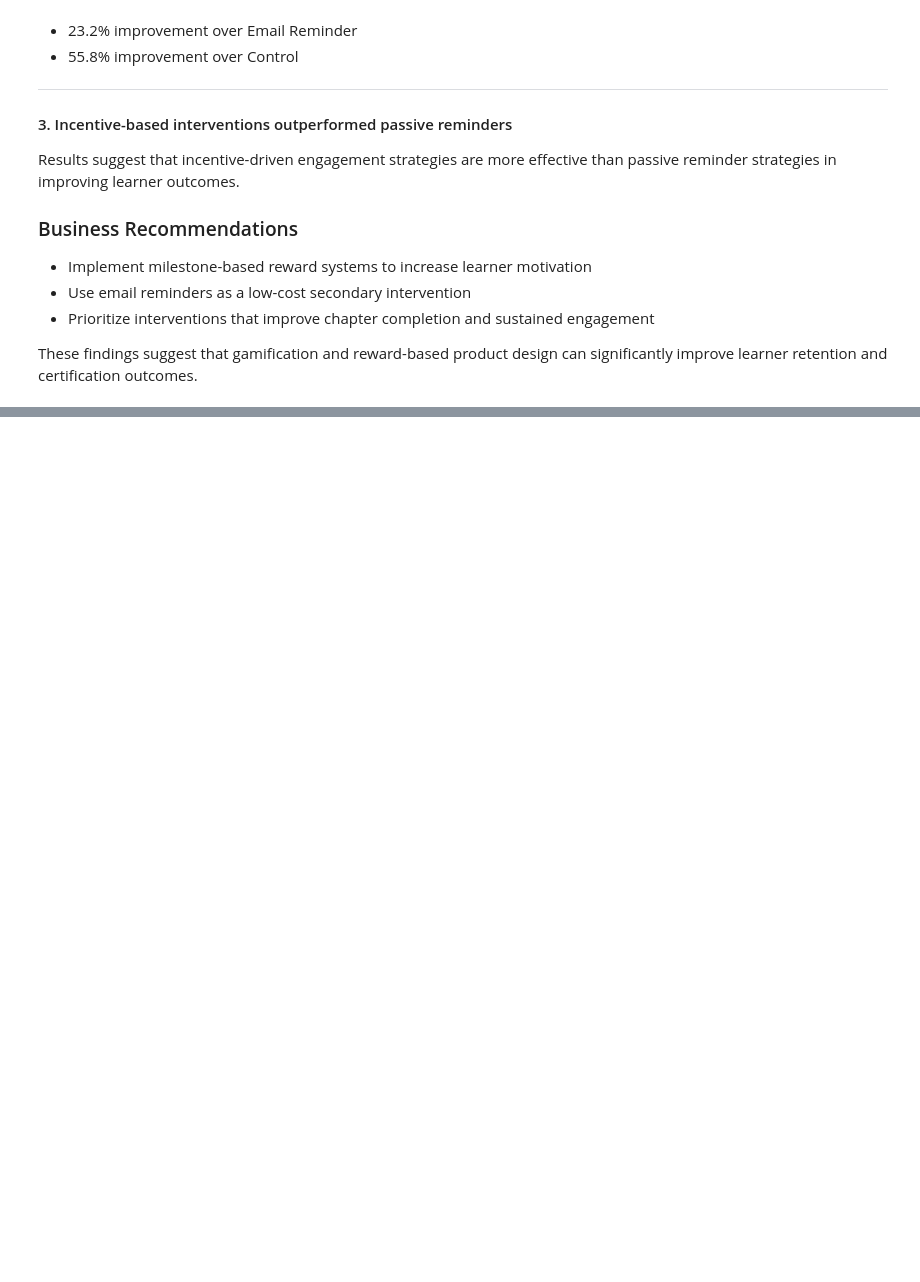
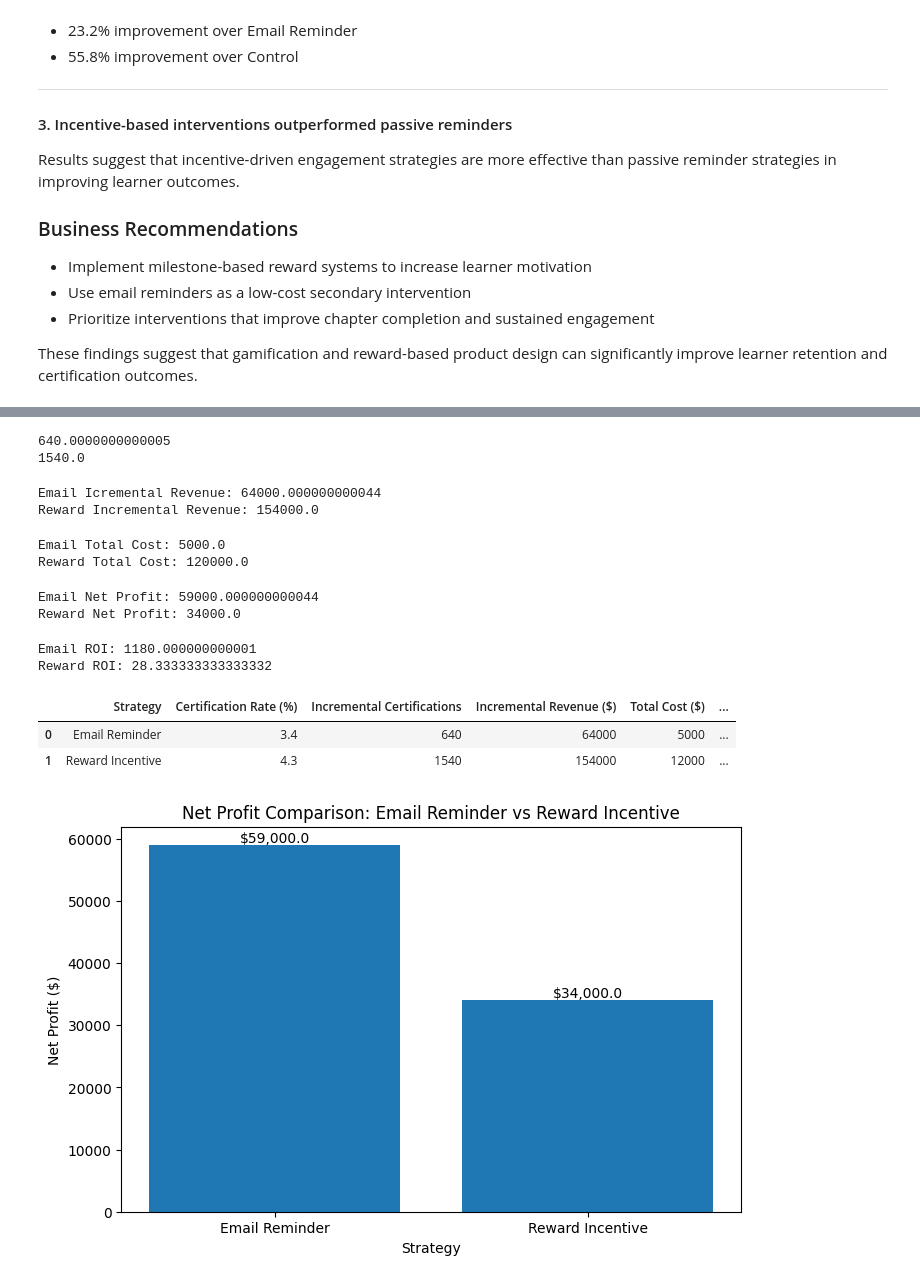
Before and after one commit to Chunyuliu-lgtm/online-learning-engagement-analysis, a Jupyter notebook: notebooks/product_analytics.ipynb, the cells around one changed output, grey strips where cells are left out. Drawn from its saved outputs; the diff is of its cells as text; code cells hidden in the pictures; blank space fills up the shorter version.

Commit message:
update readme with roi analysis and reward optimization

```diff
--- a/notebooks/product_analytics.ipynb
+++ b/notebooks/product_analytics.ipynb
@@ -928,0 +931,68 @@ These findings suggest that gamification and reward-based product design can sig
+# %%
+control_cert=sample_size * control_rate
+email_cert=sample_size * email_rate
+reward_cert=sample_size * reward_rate
+
+incremental_email_cert=email_cert-control_cert
+incremental_reward_cert=reward_cert-control_cert
+
+print(incremental_email_cert)
+print(incremental_reward_cert)
+# %% [output]
+640.0000000000005
+1540.0
+# %%
+incremental_email_revenue= incremental_email_cert * revenue_per_certified
+incremental_reward_revenue=incremental_reward_cert * revenue_per_certified
+print('Email Icremental Revenue:', incremental_email_revenue)
+print('Reward Incremental Revenue:', incremental_reward_revenue)
+# %% [output]
+Email Icremental Revenue: 64000.000000000044
+Reward Incremental Revenue: 154000.0
+# %%
+# intervention cost
+email_total_cost= sample_size * email_cost_per_user
+reward_total_cost= sample_size * avg_reward_cost_per_user
+print('Email Total Cost:', email_total_cost)
+print('Reward Total Cost:', reward_total_cost)
+# %% [output]
+Email Total Cost: 5000.0
+Reward Total Cost: 120000.0
+# %%
+# net profit
+email_net_profit=incremental_email_revenue-email_total_cost
+reward_net_profit=incremental_reward_revenue-reward_total_cost
+print('Email Net Profit:', email_net_profit)
+print('Reward Net Profit:', reward_net_profit)
+# %% [output]
+Email Net Profit: 59000.000000000044
+Reward Net Profit: 34000.0
+# %%
+#roi
+email_roi=(email_net_profit/email_total_cost)*100
+reward_roi=(reward_net_profit/reward_total_cost)*100
+print('Email ROI:',email_roi)
+print('Reward ROI:', reward_roi)
+# %% [output]
+Email ROI: 1180.000000000001
+Reward ROI: 28.333333333333332
+# %%
+roi_table=pd.DataFrame({'Strategy':['Email Reminder','Reward Incentive'],'Certification Rate (%)':[3.4, 4.3],'Incremental Certifications':[640,1540],'Incremental Revenue ($)':[64000,154000],'Total Cost ($)':[5000,12000],'Net Profit ($)':[59000,34000],'ROI (%)':[1180,28.33]})
+roi_table
+# %% [output]
+|  | Strategy | Certification Rate (%) | Incremental Certifications | Incremental Revenue ($) | Total Cost ($) | ... |
+| 0 | Email Reminder | 3.4 | 640 | 64000 | 5000 | ... |
+| 1 | Reward Incentive | 4.3 | 1540 | 154000 | 12000 | ... |
+# %%
+plt.figure(figsize=(8,5))
+bars=plt.bar(roi_table['Strategy'],roi_table['Net Profit ($)'])
+plt.title('Net Profit Comparison: Email Reminder vs Reward Incentive')
+plt.xlabel('Strategy')
+plt.ylabel('Net Profit ($)')
+for bar in bars:
+    height= bar.get_height()
+    plt.text(bar.get_x()+bar.get_width()/2, height,f'${height:,.1f}',ha='center',va='bottom')
+plt.savefig('../figures/net_profit_comparison.png',dpi=300, bbox_inches='tight')
+plt.show()
+# %% [output]
+[figure, added]
```
Also changed, not shown: parts of 16 cells of this notebook, 6 other files.
